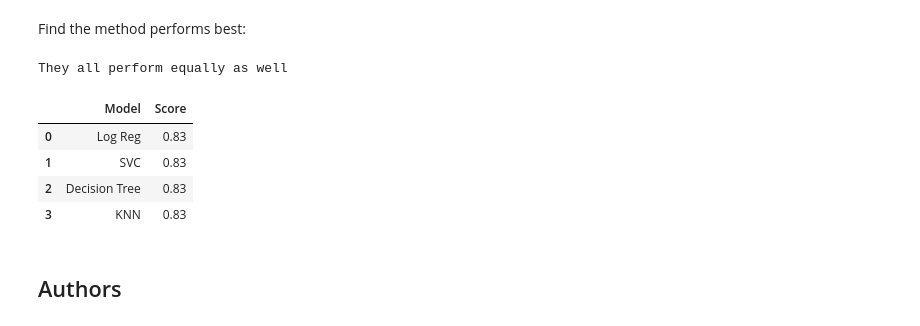
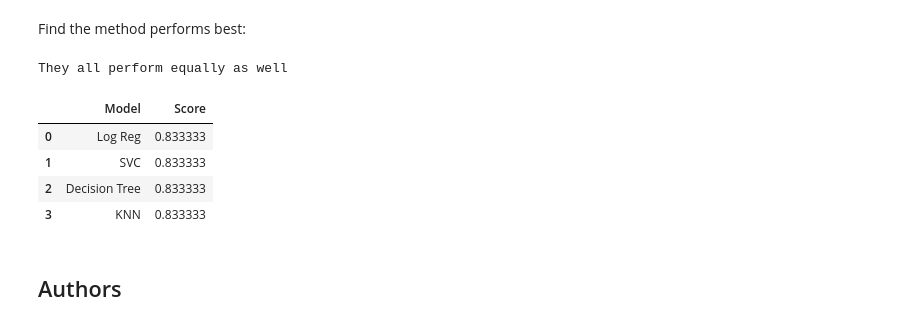
Before and after one commit to HeidiMagario/Billionaires_in_Space, a Jupyter notebook: Machine Learning Prediction.ipynb, the cells around one changed output. Cells and saved outputs as stored; diff of their text form; code cells hidden in the pictures.

```diff
--- a/Machine Learning Prediction.ipynb
+++ b/Machine Learning Prediction.ipynb
@@ -315,7 +315,8 @@ accuracy : 0.8482142857142858
 # %% [markdown]
 Calculate the accuracy of tree_cv on the test data using the method <code>score</code>:
 # %%
-knn_cv.score(X_test, Y_test)
+knn_score = knn_cv.score(X_test, Y_test)
+knn_score
 # %% [output]
 0.8333333333333334
 # %% [markdown]
@@ -330,17 +331,17 @@ plot_confusion_matrix(Y_test,yhat)
 # %% [markdown]
 Find the method performs best:
 # %%
-scores = {'Model': ['Log Reg','SVC', 'Decision Tree', 'KNN'], 'Score': [logreg_score, svm_score, .83, .83]}
+scores = {'Model': ['Log Reg','SVC', 'Decision Tree', 'KNN'], 'Score': [logreg_score, svm_score, tree_score, knn_score]}
 accuracy=pd.DataFrame(scores)
 print("They all perform equally as well")
 accuracy
 # %% [output]
 They all perform equally as well
 |  | Model | Score |
-| 0 | Log Reg | 0.83 |
-| 1 | SVC | 0.83 |
-| 2 | Decision Tree | 0.83 |
-| 3 | KNN | 0.83 |
+| 0 | Log Reg | 0.833333 |
+| 1 | SVC | 0.833333 |
+| 2 | Decision Tree | 0.833333 |
+| 3 | KNN | 0.833333 |
 # %% [markdown]
 ## Authors
 # %% [markdown]
```
